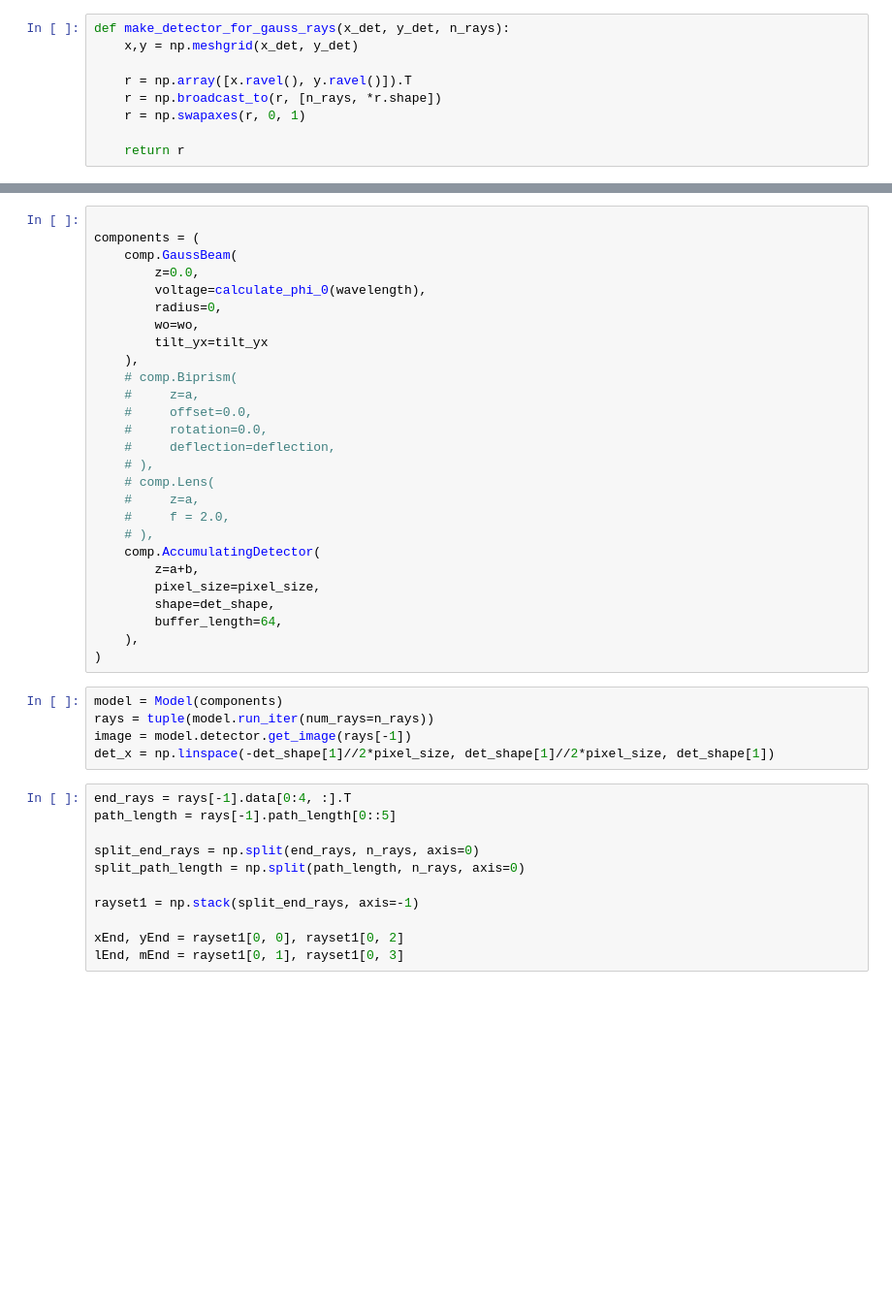
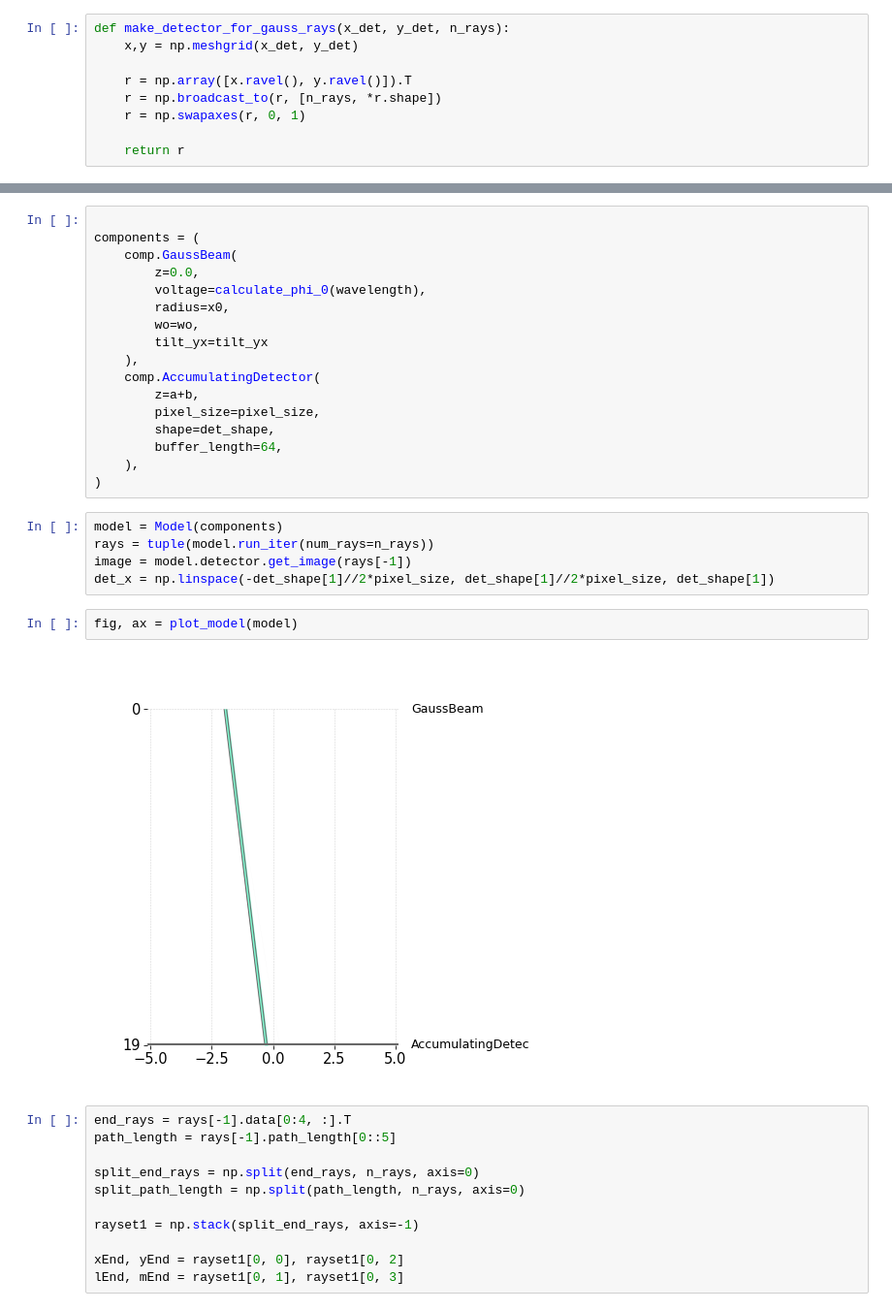
Before and after one commit to TemGym/TemGym, a Jupyter notebook: examples/gaussian_beam_examples/gaussian_beam_free_space.ipynb, the cells around one changed output, grey strips where cells are left out. Shown at 97% size. Drawn from its saved outputs; the diff is of its cells as text; blank space fills up the shorter version.

```diff
--- a/examples/gaussian_beam_examples/gaussian_beam_free_space.ipynb
+++ b/examples/gaussian_beam_examples/gaussian_beam_free_space.ipynb
@@ -150,20 +163,10 @@ components = (
     comp.GaussBeam(
         z=0.0,
         voltage=calculate_phi_0(wavelength),
-        radius=0,
+        radius=x0,
         wo=wo,
         tilt_yx=tilt_yx
     ),
-    # comp.Biprism(
-    #     z=a,
-    #     offset=0.0,
-    #     rotation=0.0,
-    #     deflection=deflection,
-    # ),
-    # comp.Lens(
-    #     z=a,
-    #     f = 2.0,
-    # ),
     comp.AccumulatingDetector(
         z=a+b,
         pixel_size=pixel_size,
@@ -176,6 +179,10 @@ model = Model(components)
 rays = tuple(model.run_iter(num_rays=n_rays))
 image = model.detector.get_image(rays[-1])
 det_x = np.linspace(-det_shape[1]//2*pixel_size, det_shape[1]//2*pixel_size, det_shape[1])
+# %%
+fig, ax = plot_model(model)
+# %% [output]
+[figure, added]
 # %%
 end_rays = rays[-1].data[0:4, :].T
 path_length = rays[-1].path_length[0::5]
```
Also changed, not shown: parts of 11 cells of this notebook, 4 other files.
